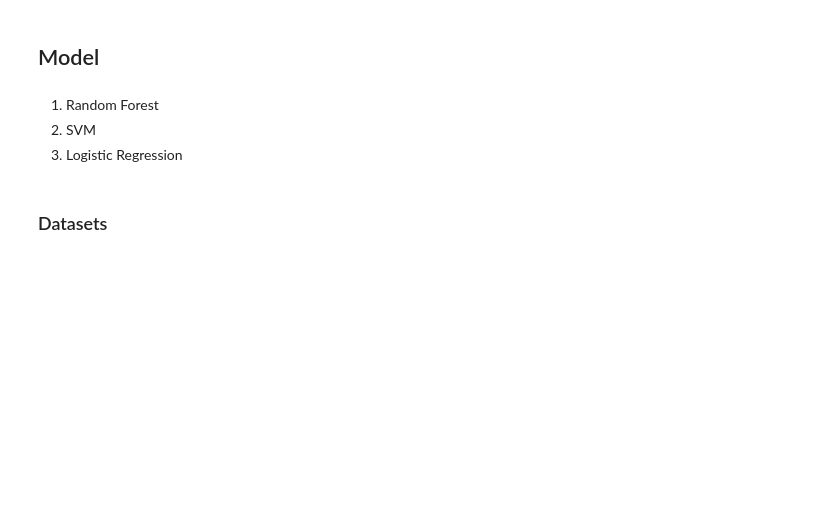
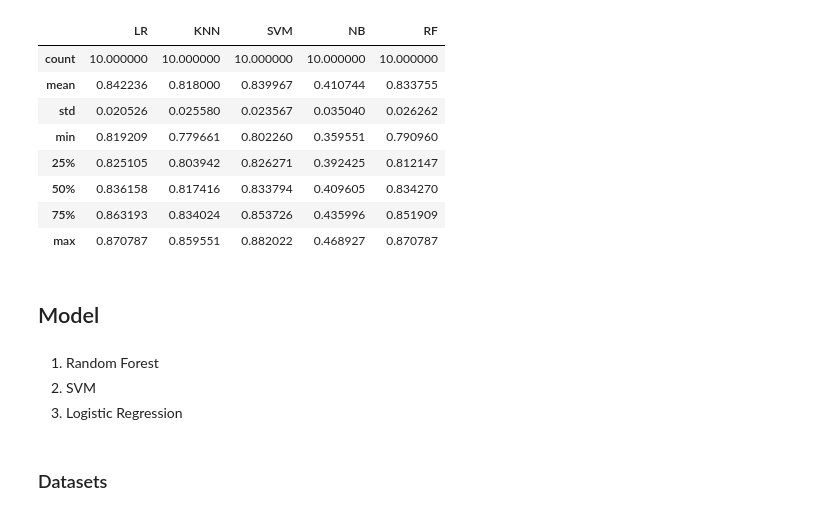
Before and after one commit to thuyr13/DS_2ndreport, a Jupyter notebook: FE_Model.ipynb, the cells around one changed output. Cells and saved outputs as stored; diff of their text form; code cells hidden in the pictures; blank space fills up the shorter version.

```diff
--- a/FE_Model.ipynb
+++ b/FE_Model.ipynb
@@ -18,3 +92,16 @@ df.head(5)
+# %%
+# get the mean result
+rs.describe()
+# %% [output]
+|  | LR | KNN | SVM | NB | RF |
+| count | 10.000000 | 10.000000 | 10.000000 | 10.000000 | 10.000000 |
+| mean | 0.842236 | 0.818000 | 0.839967 | 0.410744 | 0.833755 |
+| std | 0.020526 | 0.025580 | 0.023567 | 0.035040 | 0.026262 |
+| min | 0.819209 | 0.779661 | 0.802260 | 0.359551 | 0.790960 |
+| 25% | 0.825105 | 0.803942 | 0.826271 | 0.392425 | 0.812147 |
+| 50% | 0.836158 | 0.817416 | 0.833794 | 0.409605 | 0.834270 |
+| 75% | 0.863193 | 0.834024 | 0.853726 | 0.435996 | 0.851909 |
+| max | 0.870787 | 0.859551 | 0.882022 | 0.468927 | 0.870787 |
 # %% [markdown]
 ## Model
 # %% [markdown]
```
Also changed, not shown: parts of 8 cells of this notebook.
